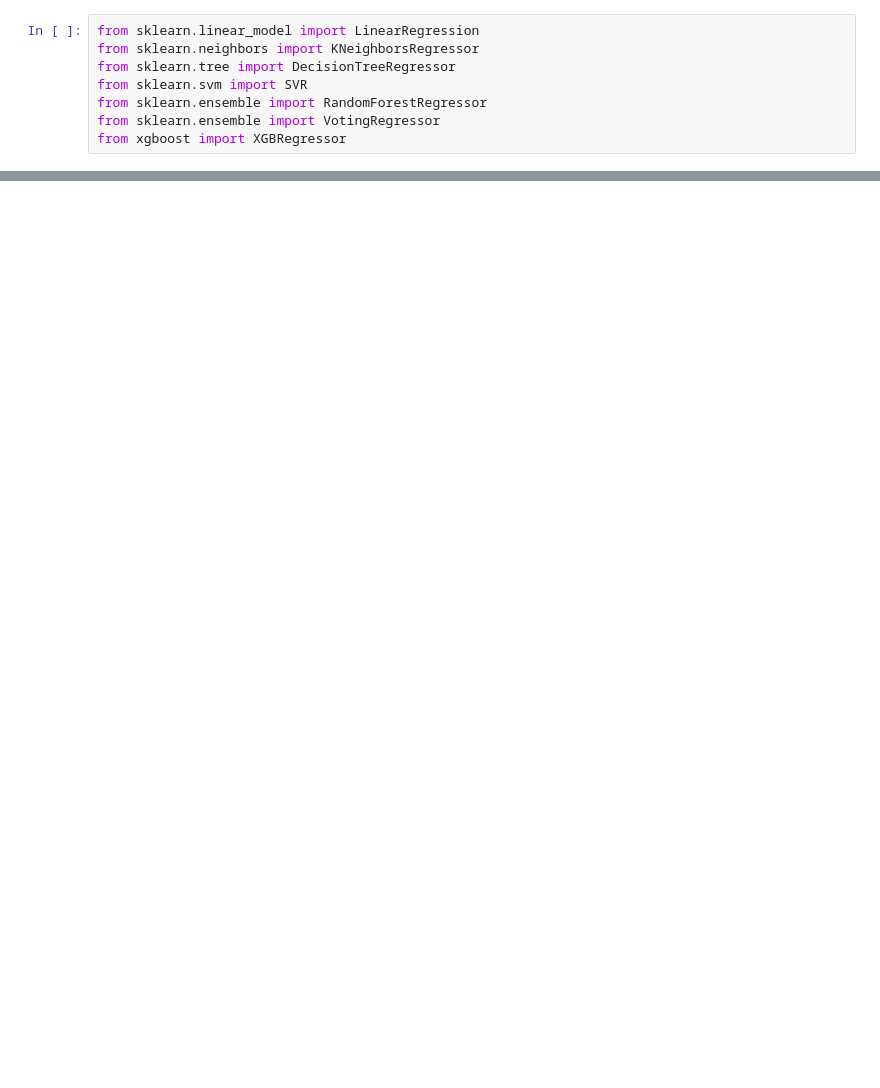
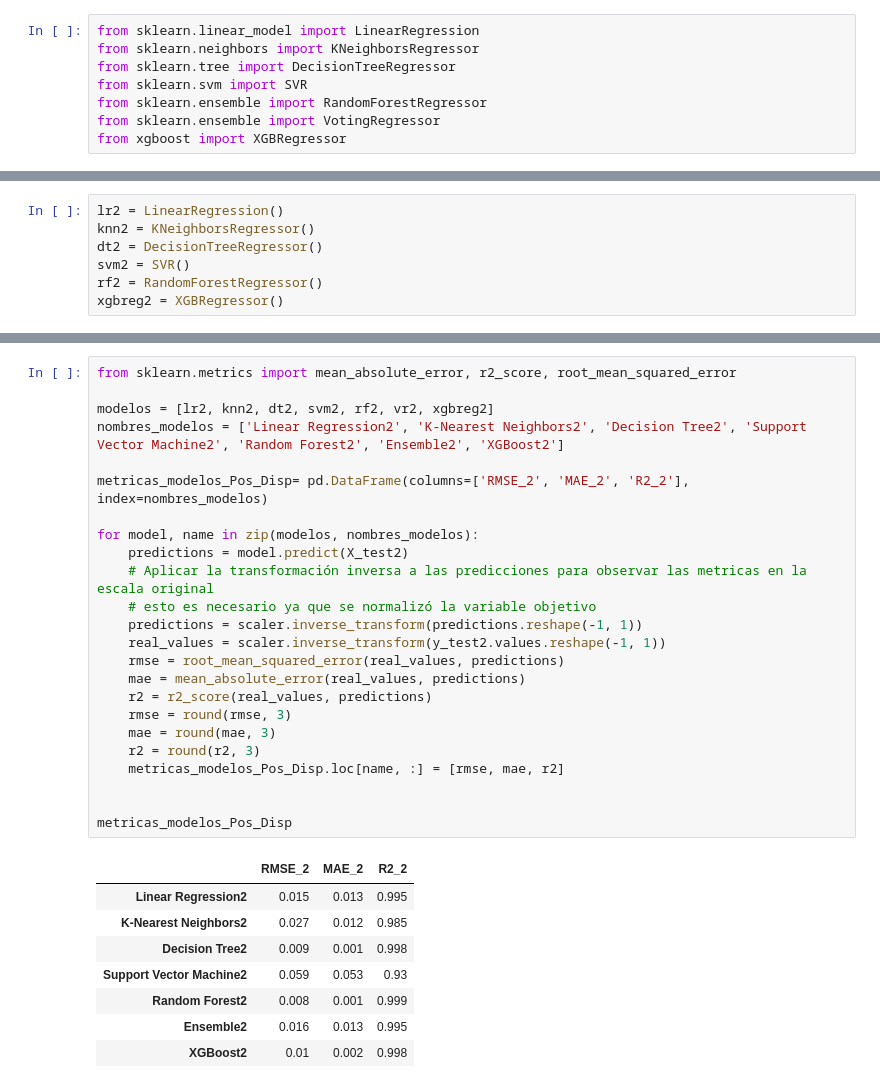
Before and after one commit to Felipepa9/MADSI, a Jupyter notebook: entrega_final_ciencia_de_datos.ipynb, the cells around one changed output, grey strips where cells are left out. Cells and saved outputs as stored; diff of their text form; blank space fills up the shorter version.

```diff
--- a/entrega_final_ciencia_de_datos.ipynb
+++ b/entrega_final_ciencia_de_datos.ipynb
@@ -357 +357,8 @@ xgbreg = XGBRegressor()
+# %%
+lr2 = LinearRegression()
+knn2 = KNeighborsRegressor()
+dt2 = DecisionTreeRegressor()
+svm2 = SVR()
+rf2 = RandomForestRegressor()
+xgbreg2 = XGBRegressor()
 # %%
@@ -415,0 +427,33 @@ Feature names seen at fit time, yet now missing:
+# %%
+from sklearn.metrics import mean_absolute_error, r2_score, root_mean_squared_error
+
+modelos = [lr2, knn2, dt2, svm2, rf2, vr2, xgbreg2]
+nombres_modelos = ['Linear Regression2', 'K-Nearest Neighbors2', 'Decision Tree2', 'Support Vector Machine2', 'Random Forest2', 'Ensemble2', 'XGBoost2']
+
+metricas_modelos_Pos_Disp= pd.DataFrame(columns=['RMSE_2', 'MAE_2', 'R2_2'], index=nombres_modelos)
+
+for model, name in zip(modelos, nombres_modelos):
+    predictions = model.predict(X_test2)
+    # Aplicar la transformación inversa a las predicciones para observar las metricas en la escala original
+    # esto es necesario ya que se normalizó la variable objetivo
+    predictions = scaler.inverse_transform(predictions.reshape(-1, 1))
+    real_values = scaler.inverse_transform(y_test2.values.reshape(-1, 1))
+    rmse = root_mean_squared_error(real_values, predictions)
+    mae = mean_absolute_error(real_values, predictions)
+    r2 = r2_score(real_values, predictions)
+    rmse = round(rmse, 3)
+    mae = round(mae, 3)
+    r2 = round(r2, 3)
+    metricas_modelos_Pos_Disp.loc[name, :] = [rmse, mae, r2]
+
+
+metricas_modelos_Pos_Disp
+# %% [output]
+|  | RMSE_2 | MAE_2 | R2_2 |
+| Linear Regression2 | 0.015 | 0.013 | 0.995 |
+| K-Nearest Neighbors2 | 0.027 | 0.012 | 0.985 |
+| Decision Tree2 | 0.009 | 0.001 | 0.998 |
+| Support Vector Machine2 | 0.059 | 0.053 | 0.93 |
+| Random Forest2 | 0.008 | 0.001 | 0.999 |
+| Ensemble2 | 0.016 | 0.013 | 0.995 |
+| XGBoost2 | 0.01 | 0.002 | 0.998 |
```
Also changed, not shown: parts of 6 cells of this notebook.
